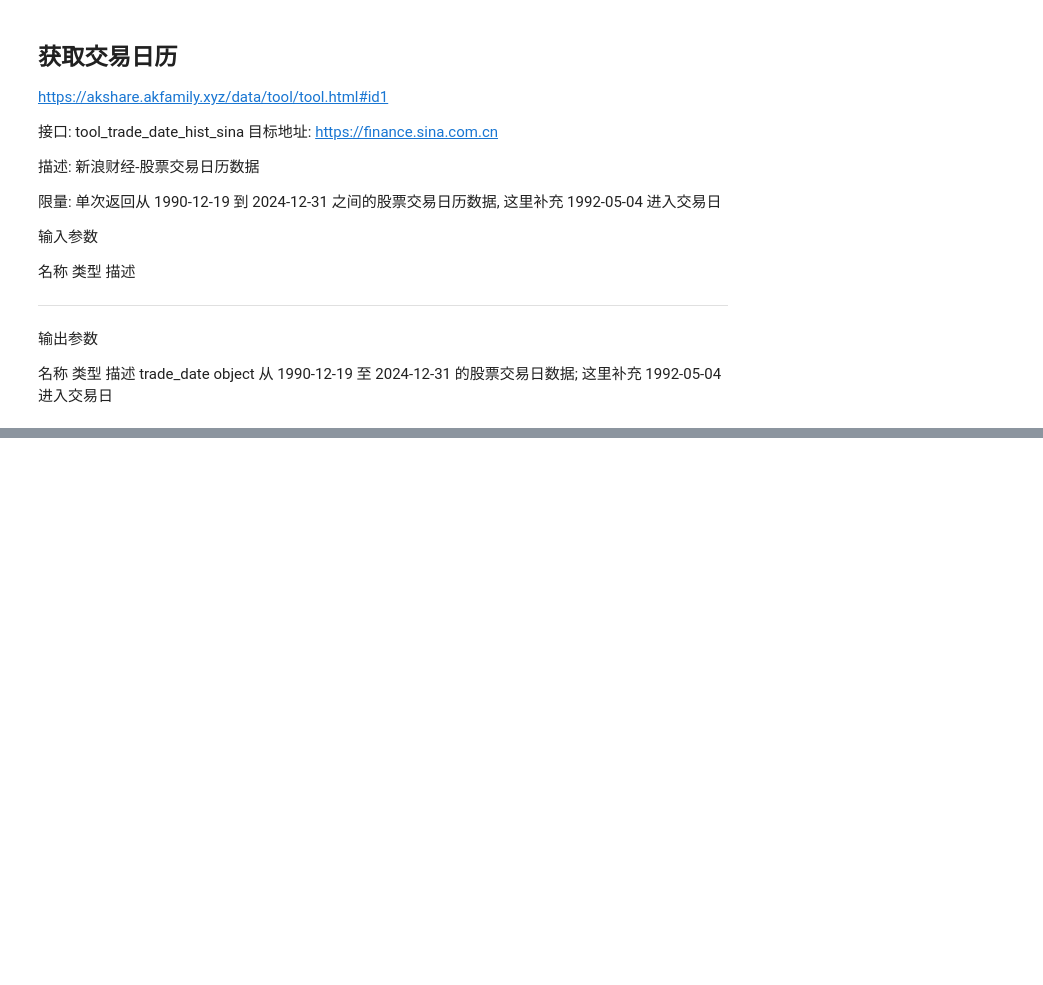
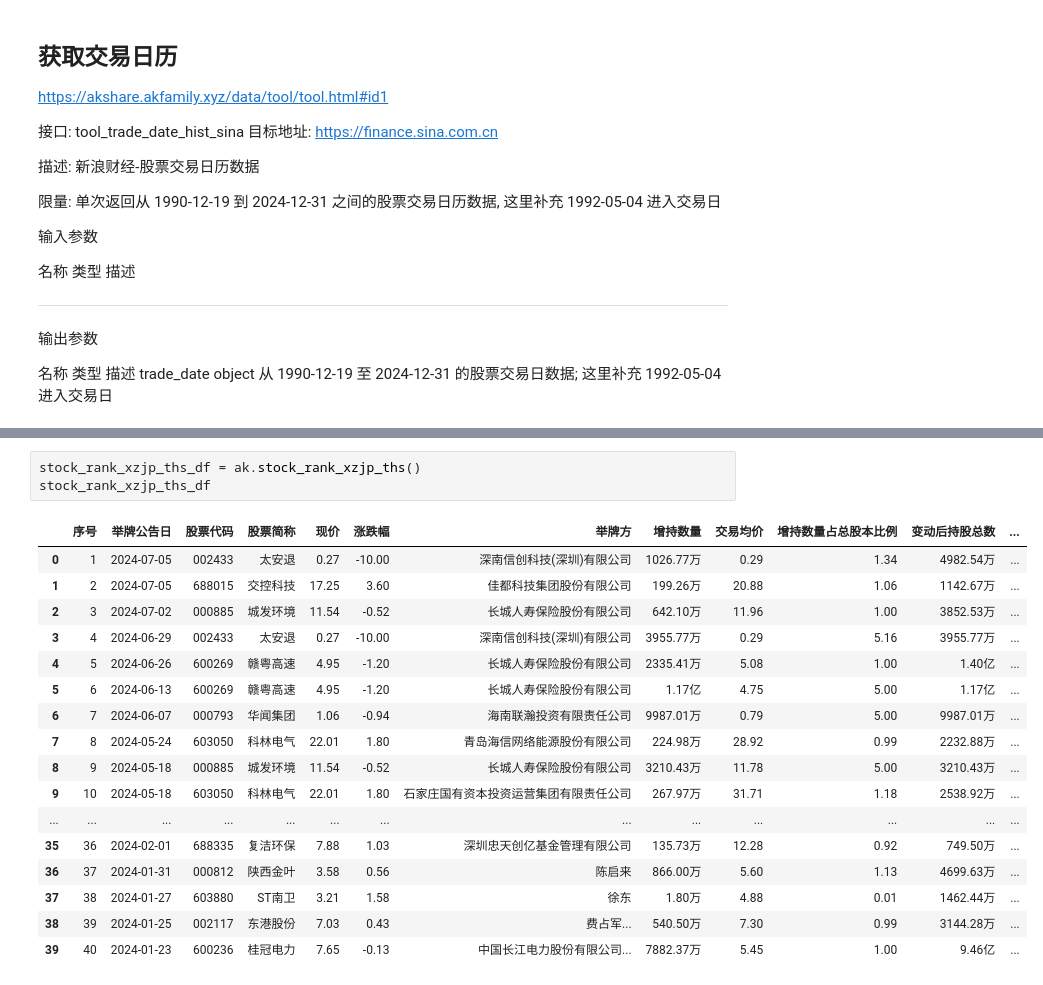
Before and after one commit to EveryFine/GeniusAI, a Jupyter notebook: GeniusChatbots/playground/datasource/AKShare获取股票信息.ipynb, the cells around one changed output, grey strips where cells are left out. Saved outputs shown, nothing was run; the diff lists cells and outputs as text; blank space fills up the shorter version.

```diff
--- a/GeniusChatbots/playground/datasource/AKShare获取股票信息.ipynb
+++ b/GeniusChatbots/playground/datasource/AKShare获取股票信息.ipynb
@@ -613,0 +2164,21 @@ TypeError: tool_trade_date_hist_sina() got an unexpected keyword argument 'excha
+# %%
+stock_rank_xzjp_ths_df = ak.stock_rank_xzjp_ths()
+stock_rank_xzjp_ths_df
+# %% [output]
+|  | 序号 | 举牌公告日 | 股票代码 | 股票简称 | 现价 | 涨跌幅 | 举牌方 | 增持数量 | 交易均价 | 增持数量占总股本比例 | 变动后持股总数 | ... |
+| 0 | 1 | 2024-07-05 | 002433 | 太安退 | 0.27 | -10.00 | 深南信创科技(深圳)有限公司 | 1026.77万 | 0.29 | 1.34 | 4982.54万 | ... |
+| 1 | 2 | 2024-07-05 | 688015 | 交控科技 | 17.25 | 3.60 | 佳都科技集团股份有限公司 | 199.26万 | 20.88 | 1.06 | 1142.67万 | ... |
+| 2 | 3 | 2024-07-02 | 000885 | 城发环境 | 11.54 | -0.52 | 长城人寿保险股份有限公司 | 642.10万 | 11.96 | 1.00 | 3852.53万 | ... |
+| 3 | 4 | 2024-06-29 | 002433 | 太安退 | 0.27 | -10.00 | 深南信创科技(深圳)有限公司 | 3955.77万 | 0.29 | 5.16 | 3955.77万 | ... |
+| 4 | 5 | 2024-06-26 | 600269 | 赣粤高速 | 4.95 | -1.20 | 长城人寿保险股份有限公司 | 2335.41万 | 5.08 | 1.00 | 1.40亿 | ... |
+| 5 | 6 | 2024-06-13 | 600269 | 赣粤高速 | 4.95 | -1.20 | 长城人寿保险股份有限公司 | 1.17亿 | 4.75 | 5.00 | 1.17亿 | ... |
+| 6 | 7 | 2024-06-07 | 000793 | 华闻集团 | 1.06 | -0.94 | 海南联瀚投资有限责任公司 | 9987.01万 | 0.79 | 5.00 | 9987.01万 | ... |
+| 7 | 8 | 2024-05-24 | 603050 | 科林电气 | 22.01 | 1.80 | 青岛海信网络能源股份有限公司 | 224.98万 | 28.92 | 0.99 | 2232.88万 | ... |
+| 8 | 9 | 2024-05-18 | 000885 | 城发环境 | 11.54 | -0.52 | 长城人寿保险股份有限公司 | 3210.43万 | 11.78 | 5.00 | 3210.43万 | ... |
+| 9 | 10 | 2024-05-18 | 603050 | 科林电气 | 22.01 | 1.80 | 石家庄国有资本投资运营集团有限责任公司 | 267.97万 | 31.71 | 1.18 | 2538.92万 | ... |
+| ... | ... | ... | ... | ... | ... | ... | ... | ... | ... | ... | ... | ... |
+| 35 | 36 | 2024-02-01 | 688335 | 复洁环保 | 7.88 | 1.03 | 深圳忠天创亿基金管理有限公司 | 135.73万 | 12.28 | 0.92 | 749.50万 | ... |
+| 36 | 37 | 2024-01-31 | 000812 | 陕西金叶 | 3.58 | 0.56 | 陈启来 | 866.00万 | 5.60 | 1.13 | 4699.63万 | ... |
+| 37 | 38 | 2024-01-27 | 603880 | ST南卫 | 3.21 | 1.58 | 徐东 | 1.80万 | 4.88 | 0.01 | 1462.44万 | ... |
+| 38 | 39 | 2024-01-25 | 002117 | 东港股份 | 7.03 | 0.43 | 费占军... | 540.50万 | 7.30 | 0.99 | 3144.28万 | ... |
+| 39 | 40 | 2024-01-23 | 600236 | 桂冠电力 | 7.65 | -0.13 | 中国长江电力股份有限公司... | 7882.37万 | 5.45 | 1.00 | 9.46亿 | ... |
```
Also changed, not shown: parts of 75 cells of this notebook.
